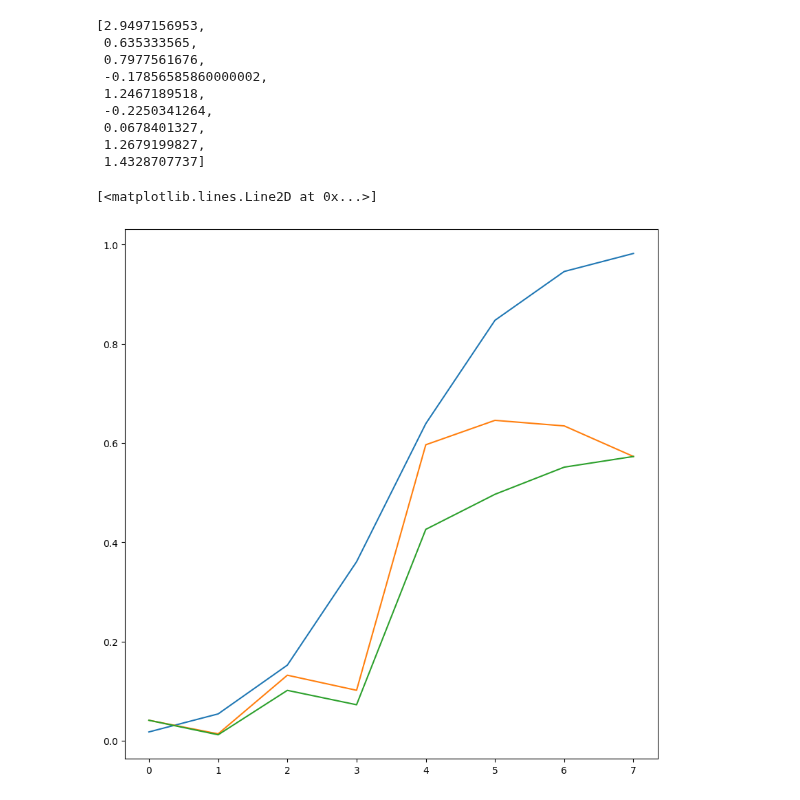
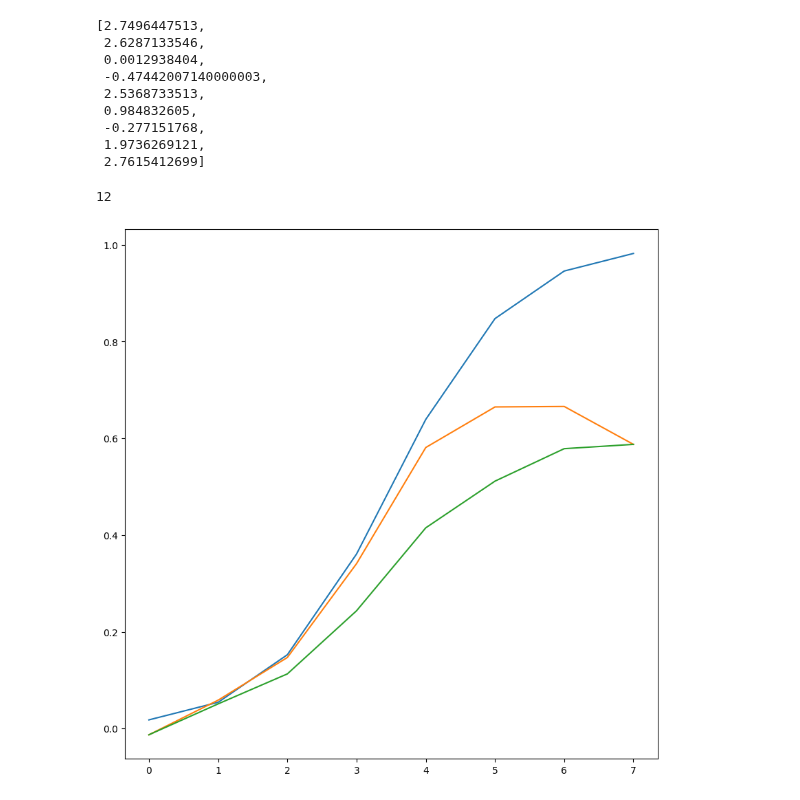
Before and after one commit to inajetovic/Variational-Quantum-Splines, a Jupyter notebook: visualize_results.ipynb, the cells around one changed output. Drawn from its saved outputs; the diff is of its cells as text; code cells hidden in the pictures.

```diff
--- a/visualize_results.ipynb
+++ b/visualize_results.ipynb
@@ -7,6 +7,6 @@ from vqls import *
 from utils import *
 
 
-file_path = "results.json"
+file_path = "full_results.json"
 # %%
 df = pd.read_json(file_path)
@@ -90,7 +82,7 @@ for i,item in enumerate(df['in_train_weights']):
     y_fq.append(vqls_circuit.direct_prod2(weights,el))
 
   #plt.plot(range(len(y_fq)),y_q,label= f"h {i}")
-  plt.plot(range(len(y_fq)),np.abs(y_fq), label= f"fq {i}")
+  plt.plot(range(len(y_fq)),y_fq, label= f"fq {i}")
 plt.legend()
 # %% [output]
 beta_classic                 : [ 0.01798621  0.07173906 -0.0502415   0.65973407 -0.0375285   1.14655868
@@ -103,33 +95,34 @@ weights = df['in_train_weights'][best][argM[best]]
 
 weights
 # %% [output]
-[2.9497156953,
- 0.635333565,
- 0.7977561676,
- -0.17856585860000002,
- 1.2467189518,
- -0.2250341264,
- 0.0678401327,
- 1.2679199827,
- 1.4328707737]
+[2.7496447513,
+ 2.6287133546,
+ 0.0012938404,
+ -0.47442007140000003,
+ 2.5368733513,
+ 0.984832605,
+ -0.277151768,
+ 1.9736269121,
+ 2.7615412699]
 # %%
 #Best performing model based on RSS
 
 best = np.argmin(df['RSS_q'])
+print(best)
 weights = df['in_train_weights'][best][argM[best]]
 q = vqls_circuit.solution(weights).real
 y_q=np.dot(matrix,q) #hybrid
                   #Quantum
 plt.figure(figsize=(10,10))
 plt.plot(range(len(y_c)),y_c, label="classical")
 
 y_fq=[]
 for el in matrix:
   y_fq.append(vqls_circuit.direct_prod2(weights,el))
 
 #plt.plot(range(len(y_fq)),y_q,label= f"h {i}")
-plt.plot(range(len(y_fq)),np.abs(y_fq), label= f"fq {best}")
-plt.plot(range(len(y_fq)),np.abs(y_q), label= f"hq {best}")
+plt.plot(range(len(y_fq)),y_fq, label= f"fq {best}");
+plt.plot(range(len(y_fq)),y_q, label= f"hq {best}");
 # %% [output]
-[<matplotlib.lines.Line2D at 0x...>]
+12
-[figure, old version]
+[figure, new version]
```
Also changed, not shown: parts of 4 cells of this notebook, 2 other files.
